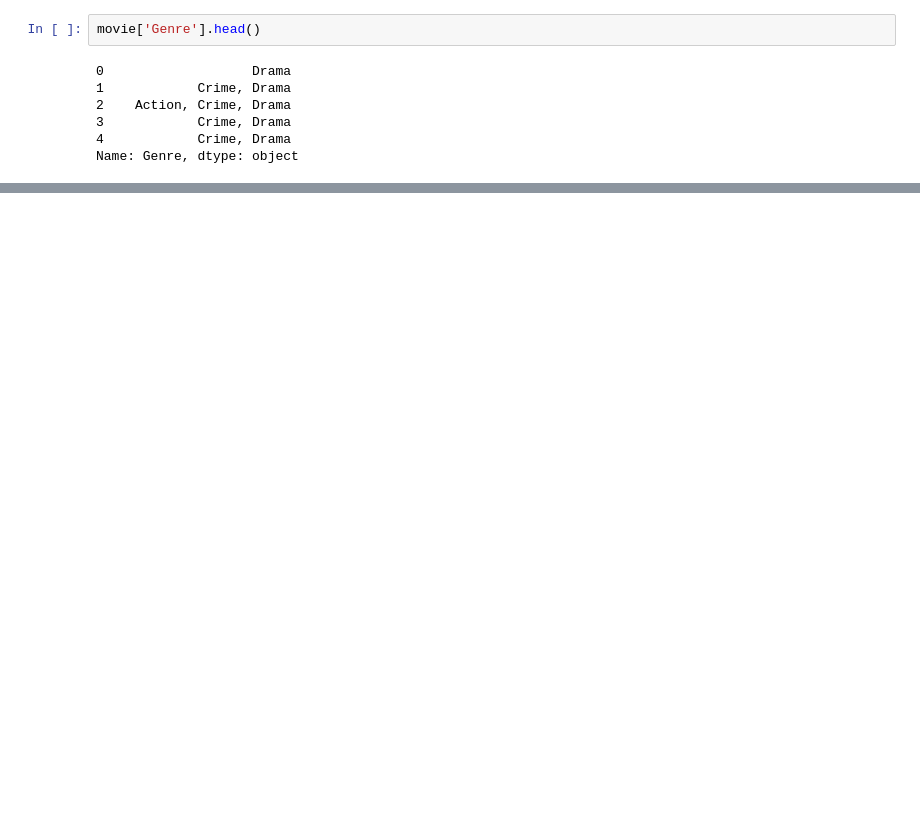
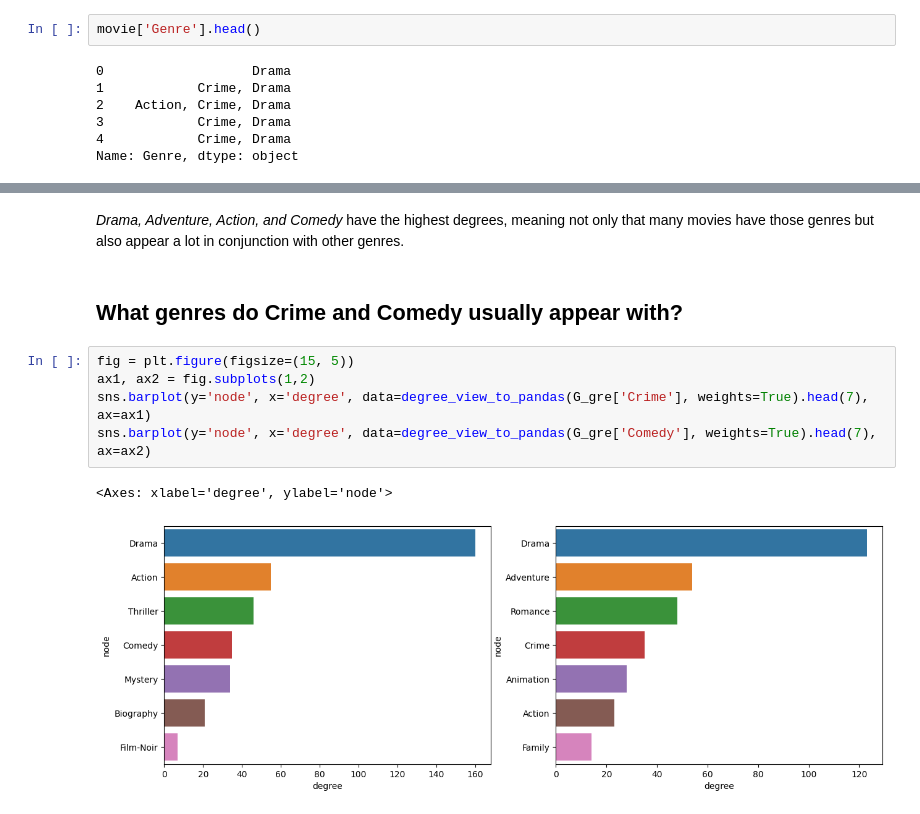
Before and after one commit to vitormarquesr/imdb_top_movies_eda, a Jupyter notebook: imdb-movies-eda.ipynb, the cells around one changed output, grey strips where cells are left out. Drawn from its saved outputs; the diff is of its cells as text; blank space fills up the shorter version.

```diff
--- a/imdb-movies-eda.ipynb
+++ b/imdb-movies-eda.ipynb
@@ -563,0 +573,12 @@ plt.legend('')
+# %% [markdown]
+*Drama, Adventure, Action, and Comedy* have the highest degrees, meaning not only that many movies have those genres but also appear a lot in conjunction with other genres.
+# %% [markdown]
+## What genres do Crime and Comedy usually appear with?
+# %%
+fig = plt.figure(figsize=(15, 5))
+ax1, ax2 = fig.subplots(1,2)
+sns.barplot(y='node', x='degree', data=degree_view_to_pandas(G_gre['Crime'], weights=True).head(7), ax=ax1)
+sns.barplot(y='node', x='degree', data=degree_view_to_pandas(G_gre['Comedy'], weights=True).head(7), ax=ax2)
+# %% [output]
+<Axes: xlabel='degree', ylabel='node'>
+[figure, added]
```
Also changed, not shown: parts of 22 cells of this notebook.
